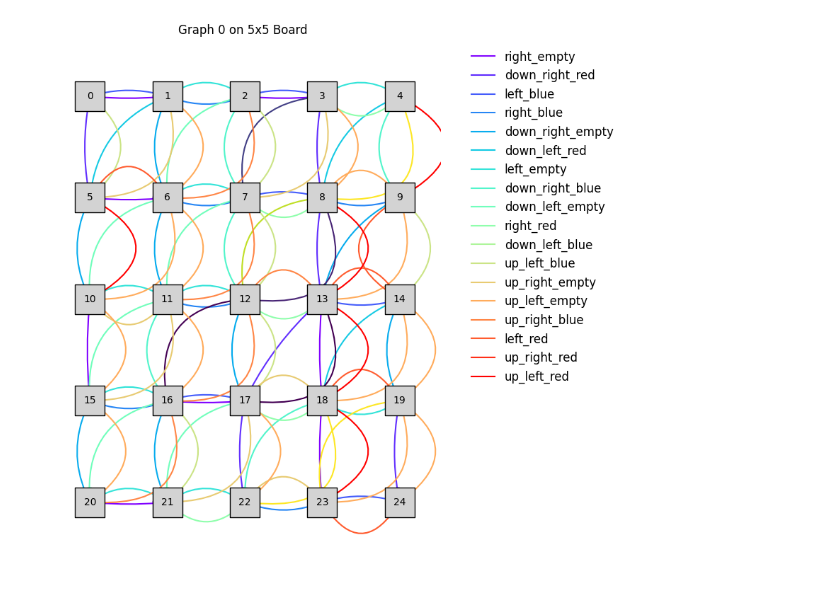
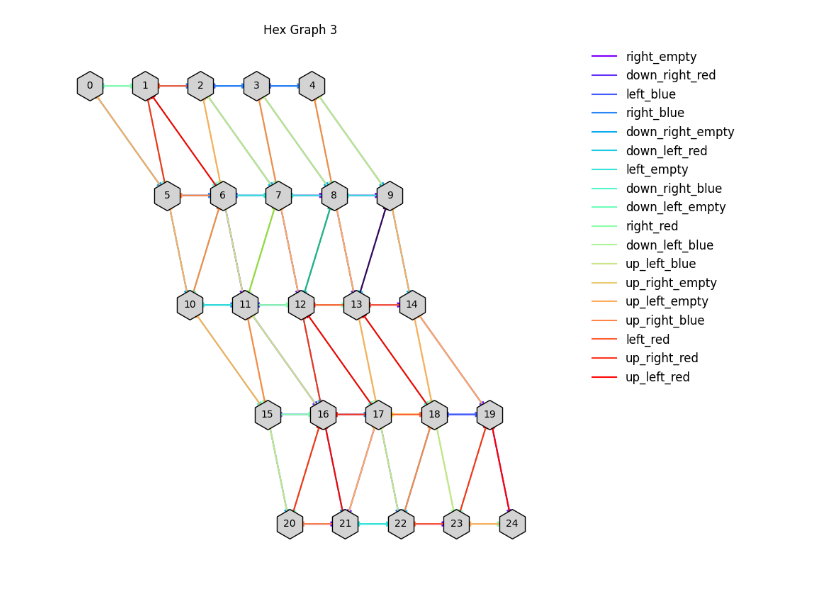
Before and after one commit to Jon-Ingvar-Skanoy/hex, a Jupyter notebook: draw_graph.ipynb, the cells around one changed output. Drawn from its saved outputs; the diff is of its cells as text; code cells hidden in the pictures.

```diff
--- a/draw_graph.ipynb
+++ b/draw_graph.ipynb
@@ -19,26 +19,30 @@ import networkx as nx
 from matplotlib.lines import Line2D
 import numpy as np
 
-def draw_simple_graph(gt, graph_id, board_size=5, filename='plotgraph.png'):
+def draw_hexagonal_skewed_graph(gt, graph_id, board_size=5, skew_factor=0.9, filename='hexskewedgraph.png'):
     """
-    Draws a directed graph where nodes represent tiles on a rectangular grid.
+    Draws a directed graph on a skewed hexagonal grid starting from bottom-left.
     Args:
-        gt: Custom graph data structure (expects edge data, nodes, and edge types).
+        gt: Custom graph data structure.
         graph_id: ID of the graph to draw.
-        board_size: Integer representing the width of the board (5x5 grid by default).
+        board_size: Number of columns in the grid (default 5).
+        skew_factor: Degree of horizontal skew per row.
         filename: Path to save the resulting graph plot.
     """
     # Initialize graph
     G = nx.MultiDiGraph()
-    arc_rad_base = 0.05  # Reduced curvature for tighter edges
 
-    # Tighter grid layout
+    # Skewed hex grid layout
     pos = {}
     num_nodes = gt.number_of_graph_nodes[graph_id]
+    total_rows = num_nodes // board_size
+
     for node_id in range(num_nodes):
         row = node_id // board_size
         col = node_id % board_size
-        pos[str(node_id)] = (col * 0.8, row * 0.8)  # Reduce spacing between nodes
+        x = col + 0.5 * (row % 2) + skew_factor * row  # Skew effect
+        y = total_rows - row  # Row inversion to start from bottom
+        pos[str(node_id)] = (x, y)
 
     # Add edges to the graph
     for node_id in range(num_nodes):
@@ -55,38 +59,36 @@ def draw_simple_graph(gt, graph_id, board_size=5, filename='plotgraph.png'):
     colorslist = cm.rainbow(np.linspace(0, 1, num_edge_types))
 
     # Create a larger figure
-    plt.figure(figsize=(10, 8))
+    plt.figure(figsize=(12, 8))
 
-    # Draw nodes
-    nx.draw_networkx_nodes(G, pos, node_size=900, node_shape='s',
+    # Draw nodes with hexagon shape
+    nx.draw_networkx_nodes(G, pos, node_size=900, node_shape='h',
                            node_color='lightgray', edgecolors='black')
     nx.draw_networkx_labels(G, pos, font_size=10, font_color="black")
 
-    # Draw edges with reduced curvature
+    # Draw edges
     legend_elements = []
     for k, color in enumerate(colorslist):
         current_edges = [(u, v) for u, v, d in G.edges(data=True) if int(d["weight"]) == k]
         edge_label = next((key for key, val in gt.edge_type_id.items() if val == k), "Unknown")
         legend_elements.append(Line2D([0], [0], color=color, lw=1.5, label=edge_label))
 
-        nx.draw_networkx_edges(G, pos, edgelist=current_edges, edge_color=color,
-                               connectionstyle=f'arc3,rad={arc_rad_base * (k + 1)}', width=1.5)
+        nx.draw_networkx_edges(G, pos, edgelist=current_edges, edge_color=color, width=1.5)
 
     # Add legend
     plt.legend(handles=legend_elements, loc='upper left', bbox_to_anchor=(1.05, 1),
                frameon=False, fontsize=12)
 
-    # Final plot adjustments
-    plt.title(f'Graph {graph_id} on {board_size}x{num_nodes // board_size} Board')
-    plt.gca().invert_yaxis()
+    # Adjust plot
+    plt.title(f'Hex Graph {graph_id}')
     plt.axis('off')
-    plt.tight_layout(rect=[0, 0, 0.85, 1])  # Adjust layout to make space for legend
+    plt.tight_layout(rect=[0, 0, 0.85, 1])
 
-    # Save and show the plot
+    # Save and show
     plt.savefig(filename, dpi=300, bbox_inches='tight')
     plt.show()
 # %%
 
-draw_simple_graph(graphs_train, 0, board_size=5, filename='plotgraph.png')
+draw_hexagonal_skewed_graph(graphs_train, 3, board_size=5, filename='plotgraph.png')
 # %% [output]
-[figure, old version]
+[figure, new version]
```
Also changed, not shown: parts of 2 cells of this notebook.
